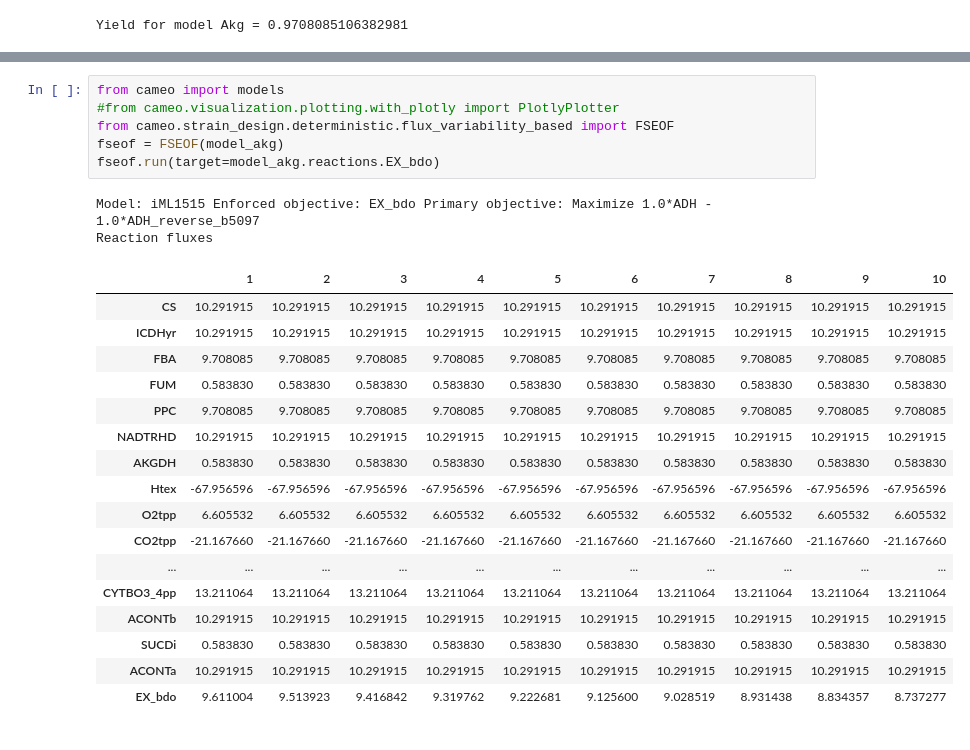
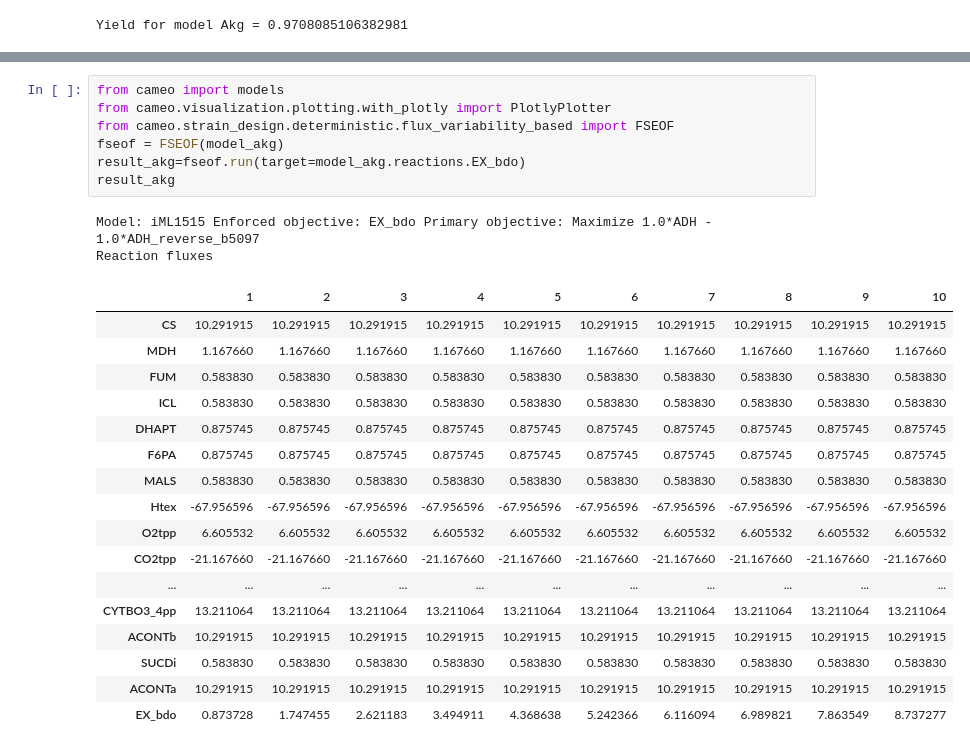
Before and after one commit to 27410/group-assignment-2021-group_11_bdo_production, a Jupyter notebook: BDO project.ipynb, the cells around one changed output, grey strips where cells are left out. Saved outputs shown, nothing was run; the diff lists cells and outputs as text.

```diff
--- a/BDO project.ipynb
+++ b/BDO project.ipynb
@@ -377,20 +378,21 @@ Reaction fluxes
 # %%
 from cameo import models
-#from cameo.visualization.plotting.with_plotly import PlotlyPlotter
+from cameo.visualization.plotting.with_plotly import PlotlyPlotter
 from cameo.strain_design.deterministic.flux_variability_based import FSEOF
 fseof = FSEOF(model_akg)
-fseof.run(target=model_akg.reactions.EX_bdo)
+result_akg=fseof.run(target=model_akg.reactions.EX_bdo)
+result_akg
 # %% [output]
 Model: iML1515 Enforced objective: EX_bdo Primary objective: Maximize 1.0*ADH - 1.0*ADH_reverse_b5097
 Reaction fluxes
 |  | 1 | 2 | 3 | 4 | 5 | 6 | 7 | 8 | 9 | 10 |
 | CS | 10.291915 | 10.291915 | 10.291915 | 10.291915 | 10.291915 | 10.291915 | 10.291915 | 10.291915 | 10.291915 | 10.291915 |
-| ICDHyr | 10.291915 | 10.291915 | 10.291915 | 10.291915 | 10.291915 | 10.291915 | 10.291915 | 10.291915 | 10.291915 | 10.291915 |
-| FBA | 9.708085 | 9.708085 | 9.708085 | 9.708085 | 9.708085 | 9.708085 | 9.708085 | 9.708085 | 9.708085 | 9.708085 |
+| MDH | 1.167660 | 1.167660 | 1.167660 | 1.167660 | 1.167660 | 1.167660 | 1.167660 | 1.167660 | 1.167660 | 1.167660 |
 | FUM | 0.583830 | 0.583830 | 0.583830 | 0.583830 | 0.583830 | 0.583830 | 0.583830 | 0.583830 | 0.583830 | 0.583830 |
-| PPC | 9.708085 | 9.708085 | 9.708085 | 9.708085 | 9.708085 | 9.708085 | 9.708085 | 9.708085 | 9.708085 | 9.708085 |
-| NADTRHD | 10.291915 | 10.291915 | 10.291915 | 10.291915 | 10.291915 | 10.291915 | 10.291915 | 10.291915 | 10.291915 | 10.291915 |
-| AKGDH | 0.583830 | 0.583830 | 0.583830 | 0.583830 | 0.583830 | 0.583830 | 0.583830 | 0.583830 | 0.583830 | 0.583830 |
+| ICL | 0.583830 | 0.583830 | 0.583830 | 0.583830 | 0.583830 | 0.583830 | 0.583830 | 0.583830 | 0.583830 | 0.583830 |
+| DHAPT | 0.875745 | 0.875745 | 0.875745 | 0.875745 | 0.875745 | 0.875745 | 0.875745 | 0.875745 | 0.875745 | 0.875745 |
+| F6PA | 0.875745 | 0.875745 | 0.875745 | 0.875745 | 0.875745 | 0.875745 | 0.875745 | 0.875745 | 0.875745 | 0.875745 |
+| MALS | 0.583830 | 0.583830 | 0.583830 | 0.583830 | 0.583830 | 0.583830 | 0.583830 | 0.583830 | 0.583830 | 0.583830 |
 | Htex | -67.956596 | -67.956596 | -67.956596 | -67.956596 | -67.956596 | -67.956596 | -67.956596 | -67.956596 | -67.956596 | -67.956596 |
 | O2tpp | 6.605532 | 6.605532 | 6.605532 | 6.605532 | 6.605532 | 6.605532 | 6.605532 | 6.605532 | 6.605532 | 6.605532 |
 | CO2tpp | -21.167660 | -21.167660 | -21.167660 | -21.167660 | -21.167660 | -21.167660 | -21.167660 | -21.167660 | -21.167660 | -21.167660 |
@@ -399,4 +401,4 @@ Reaction fluxes
 | ACONTb | 10.291915 | 10.291915 | 10.291915 | 10.291915 | 10.291915 | 10.291915 | 10.291915 | 10.291915 | 10.291915 | 10.291915 |
 | SUCDi | 0.583830 | 0.583830 | 0.583830 | 0.583830 | 0.583830 | 0.583830 | 0.583830 | 0.583830 | 0.583830 | 0.583830 |
 | ACONTa | 10.291915 | 10.291915 | 10.291915 | 10.291915 | 10.291915 | 10.291915 | 10.291915 | 10.291915 | 10.291915 | 10.291915 |
-| EX_bdo | 9.611004 | 9.513923 | 9.416842 | 9.319762 | 9.222681 | 9.125600 | 9.028519 | 8.931438 | 8.834357 | 8.737277 |
+| EX_bdo | 0.873728 | 1.747455 | 2.621183 | 3.494911 | 4.368638 | 5.242366 | 6.116094 | 6.989821 | 7.863549 | 8.737277 |
```
Also changed, not shown: parts of 21 cells of this notebook.
